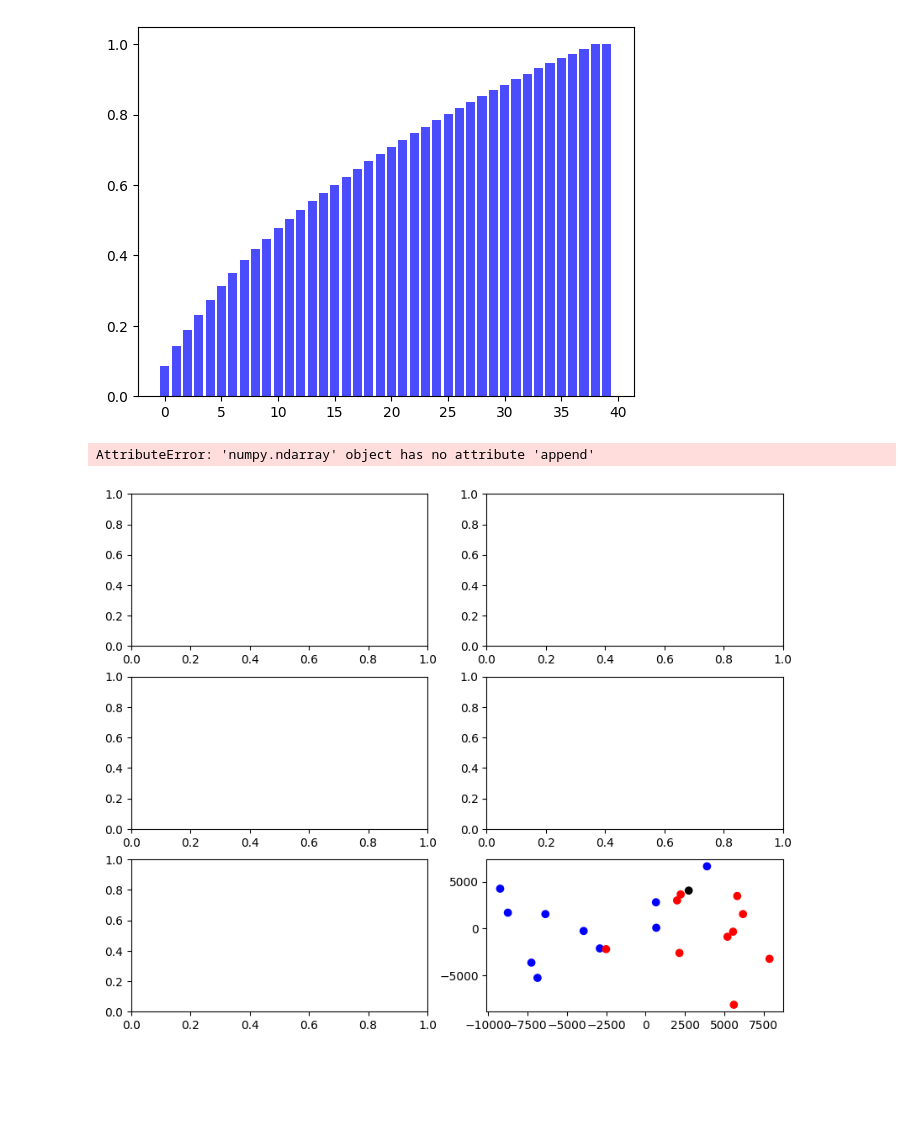
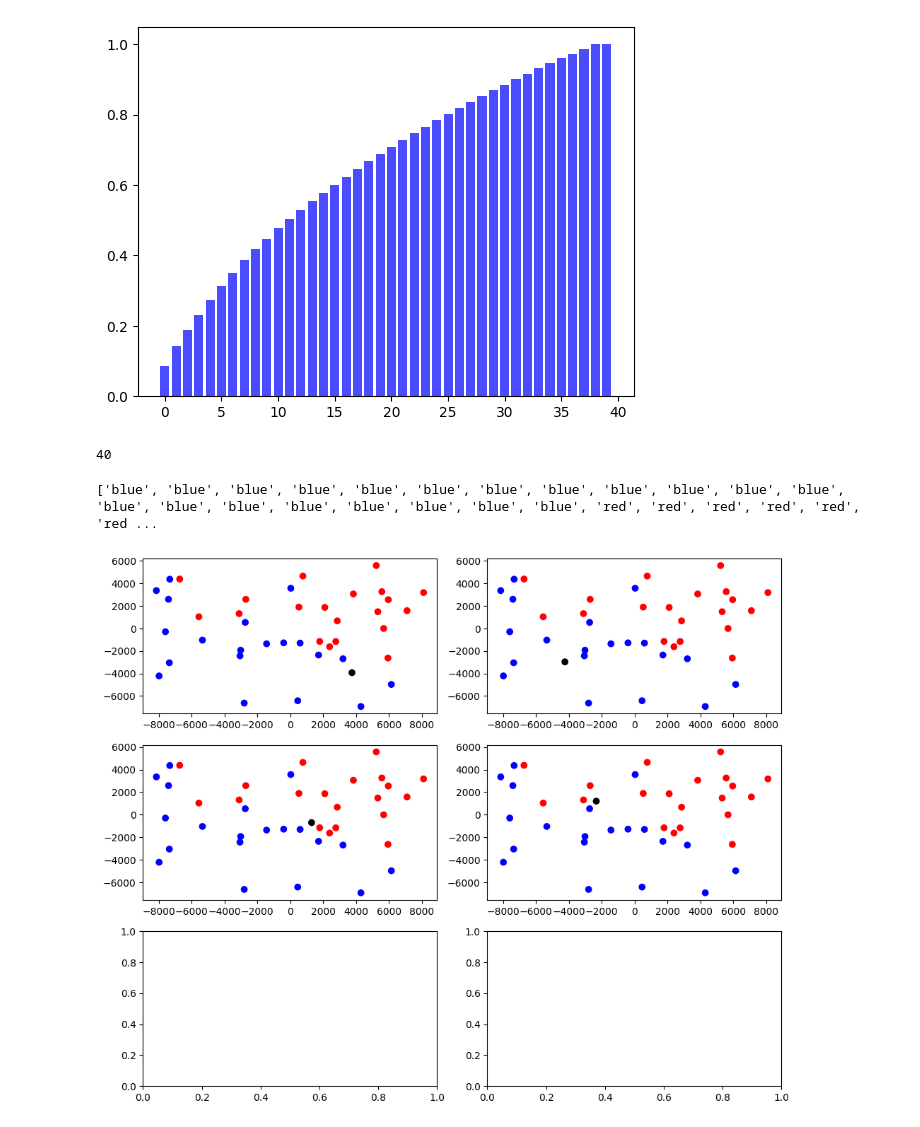
Before and after one commit to PedroPHC25/AL_Trabalho_A2, a Jupyter notebook: eigenswift.ipynb, the cells around one changed output. Saved outputs shown, nothing was run; the diff lists cells and outputs as text; code cells hidden in the pictures; blank space fills up the shorter version.

```diff
--- a/eigenswift.ipynb
+++ b/eigenswift.ipynb
@@ -176,31 +176,41 @@ for number in range(len(coordinates)):
     elif iteracao <= 40:
         colors.append("red")
         iteracao += 1
-    else:
-        colors.append("black")
-        iteracao += 1
+
+print(len(colors))
+# %% [output]
+40
 # %%
 num_rows = 3
 num_cols = 2
 
 colors.append("black")
+
+print(colors)
 
 fig, axes = plt.subplots(num_rows, num_cols, figsize=(10, 8))
 axes = axes.flatten()
 
 # Loop through each element in the dictionary and plot in a separate subplot
 for i, (name, values) in enumerate(coordinates_new_dict.items()):
     ax = axes[i]
-    coordinates = coordinates.copy()
-    coordinates.append(values)
-    coordinates = np.array(coordinates).T
-    plt.scatter(coordinates[0], coordinates[1], c=colors)
+    # Create a copy of 'coordinates' to avoid modifying the original list
+    temp_coordinates = coordinates.copy()
+
+    # Append the new values to the list
+    temp_coordinates.append(values)
+
+    # Transpose the list of coordinates for plotting
+    temp_coordinates = np.array(temp_coordinates).T
+
+    # Scatter plot
+    ax.scatter(temp_coordinates[0], temp_coordinates[1], c=colors)
 
 # Adjust the layout to avoid overlapping
 plt.tight_layout()
 
 # Show the plot
 plt.show()
 # %% [output]
-AttributeError: 'numpy.ndarray' object has no attribute 'append'
+['blue', 'blue', 'blue', 'blue', 'blue', 'blue', 'blue', 'blue', 'blue', 'blue', 'blue', 'blue', 'blue', 'blue', 'blue', 'blue', 'blue', 'blue', 'blue', 'blue', 'red', 'red', 'red', 'red', 'red', 'red ...
-[figure, old version]
+[figure, new version]
```
Also changed, not shown: parts of 2 cells of this notebook.
